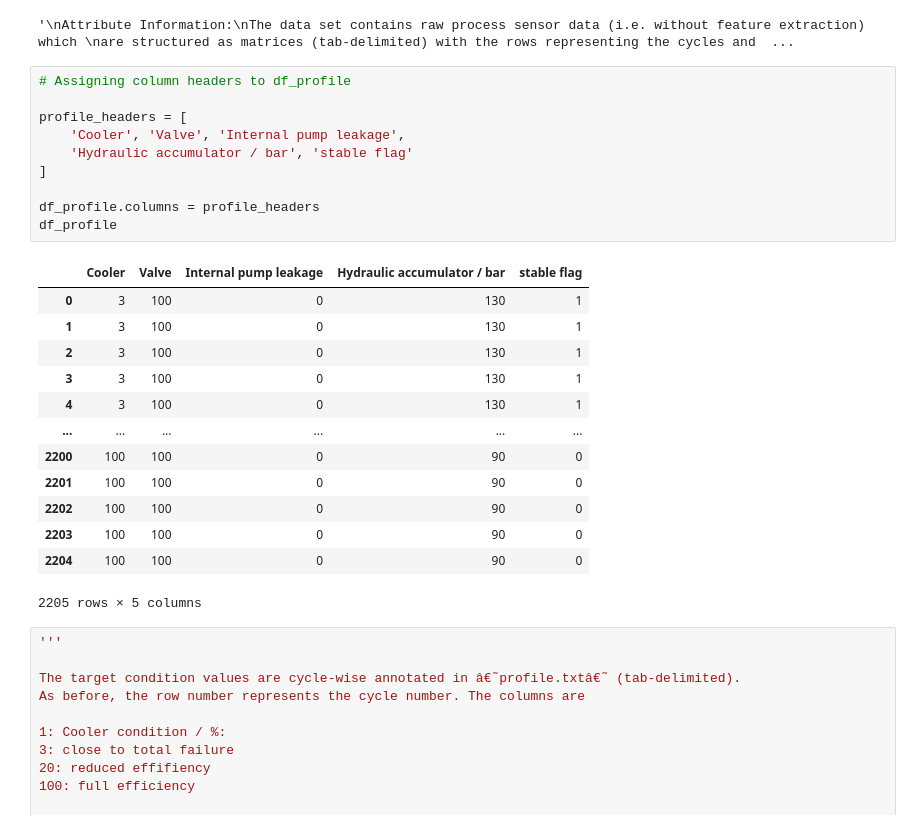
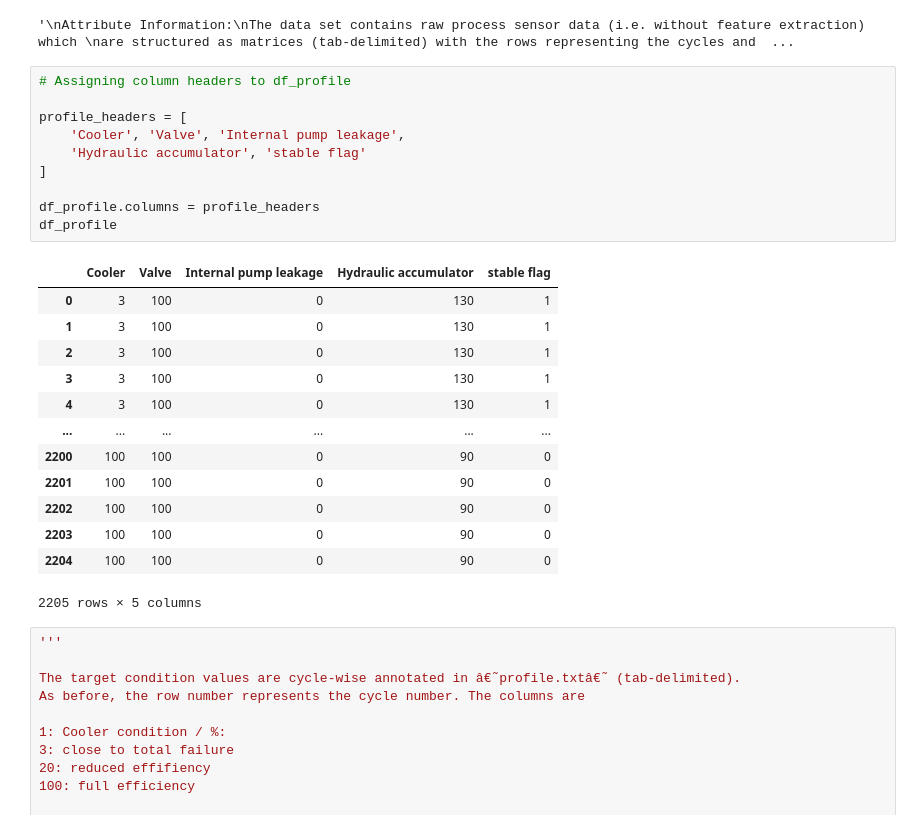
Before and after one commit to fahadijaz/Condition-monitoring-of-hydraulic-systems, a Jupyter notebook: Condition monitoring Data.ipynb, the cells around one changed output. Drawn from its saved outputs; the diff is of its cells as text.

```diff
--- a/Condition monitoring Data.ipynb
+++ b/Condition monitoring Data.ipynb
@@ -86,15 +86,15 @@ SE Efficiency factor % 1 Hz
 # %%
 # Assigning column headers to df_profile
 
 profile_headers = [
     'Cooler', 'Valve', 'Internal pump leakage',
-    'Hydraulic accumulator / bar', 'stable flag'
+    'Hydraulic accumulator', 'stable flag'
 ]
 
 df_profile.columns = profile_headers
 df_profile
 # %% [output]
-|  | Cooler | Valve | Internal pump leakage | Hydraulic accumulator / bar | stable flag |
+|  | Cooler | Valve | Internal pump leakage | Hydraulic accumulator | stable flag |
 | 0 | 3 | 100 | 0 | 130 | 1 |
 | 1 | 3 | 100 | 0 | 130 | 1 |
 | 2 | 3 | 100 | 0 | 130 | 1 |
```
Also changed, not shown: parts of 9 cells of this notebook.
